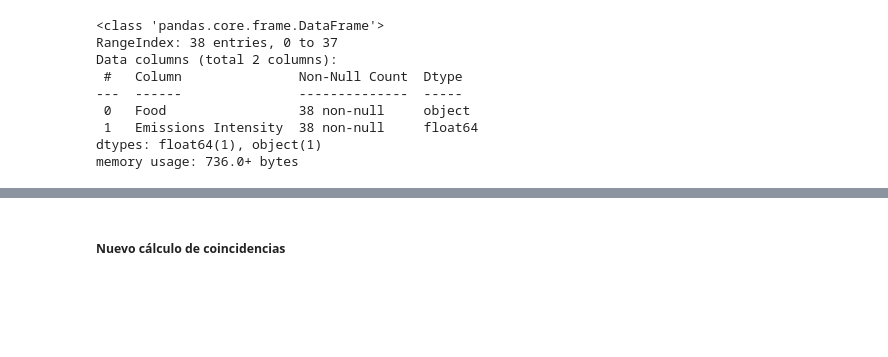
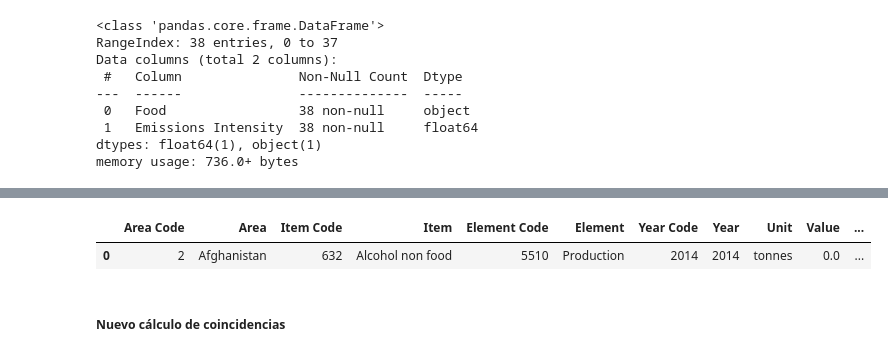
Before and after one commit to Rodrixx05/fao-project, a Jupyter notebook: notebook_fao_analysis.ipynb, the cells around one changed output, grey strips where cells are left out. Cells and saved outputs as stored; diff of their text form; code cells hidden in the pictures; blank space fills up the shorter version.

```diff
--- a/notebook_fao_analysis.ipynb
+++ b/notebook_fao_analysis.ipynb
@@ -1635,0 +1669,5 @@ memory usage: 736.0+ bytes
+# %%
+sua_df_format.head(1)
+# %% [output]
+|  | Area Code | Area | Item Code | Item | Element Code | Element | Year Code | Year | Unit | Value | ... |
+| 0 | 2 | Afghanistan | 632 | Alcohol non food | 5510 | Production | 2014 | 2014 | tonnes | 0.0 | ... |
```
Also changed, not shown: parts of 13 cells of this notebook.
